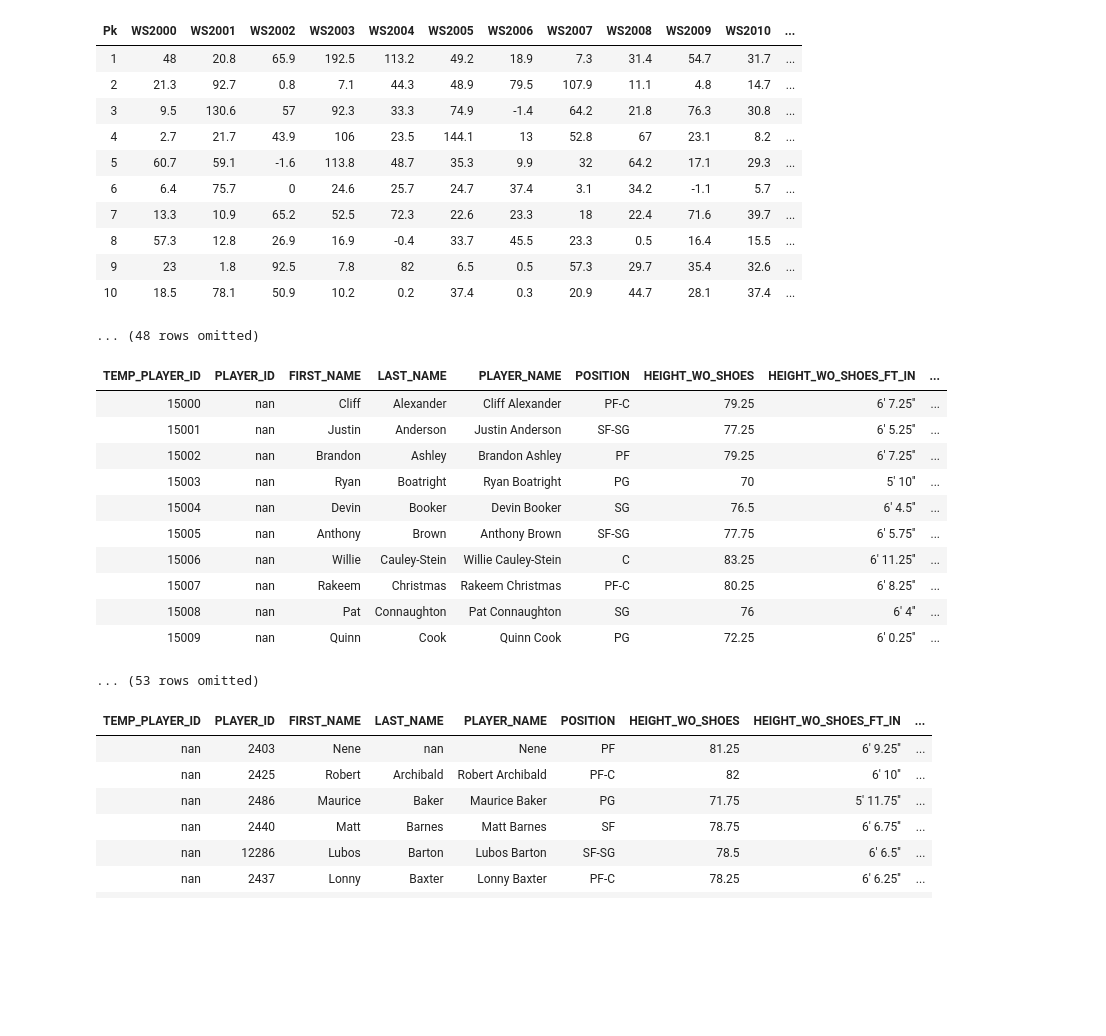
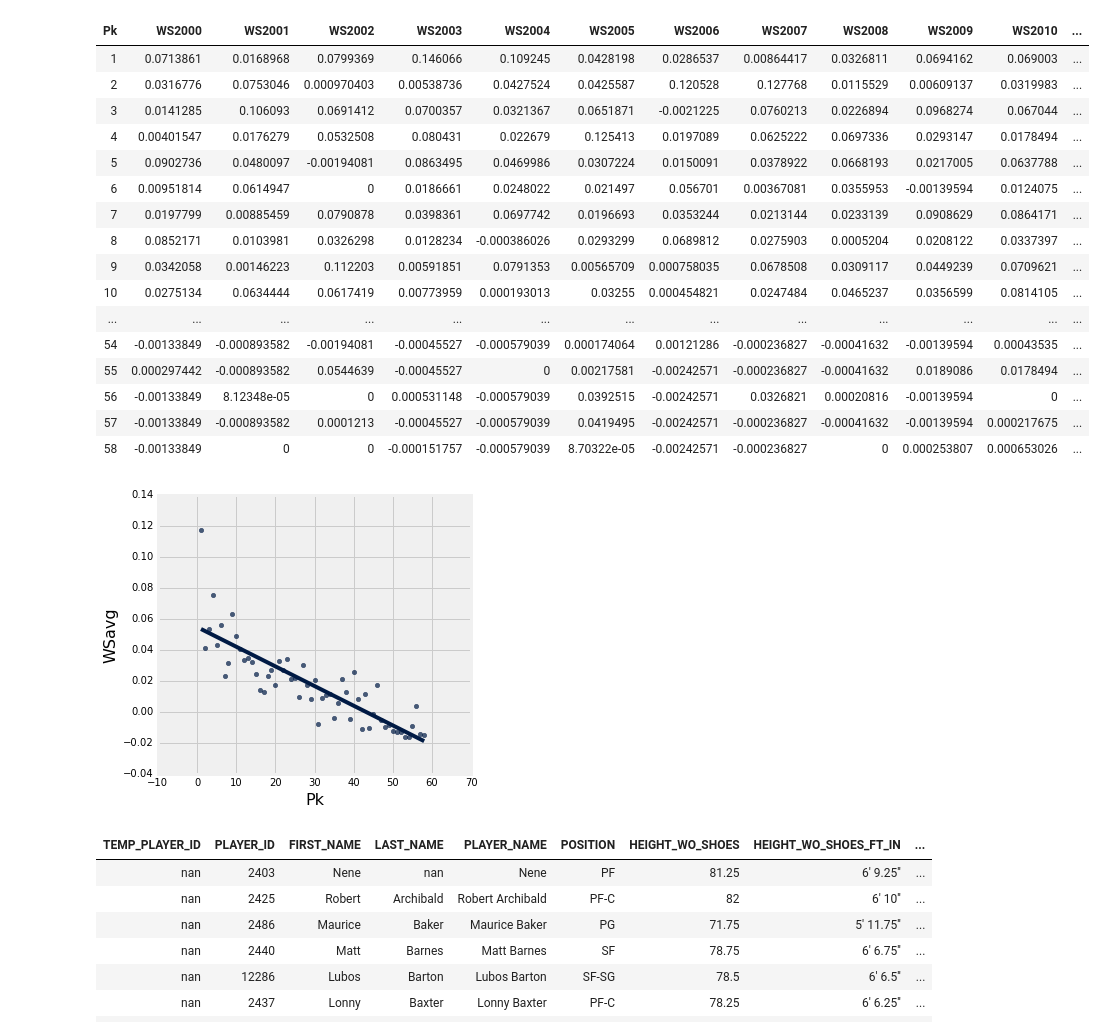
Before and after one commit to canzhiye/nba-draft-adages, a Jupyter notebook: Untitled.ipynb, the cells around one changed output. Drawn from its saved outputs; the diff is of its cells as text; code cells hidden in the pictures; blank space fills up the shorter version.

Commit message:
WS% scatter plot

```diff
--- a/Untitled.ipynb
+++ b/Untitled.ipynb
@@ -2,6 +2,9 @@
 from datascience import Table, NumberFormatter
 import datascience
 import matplotlib.pyplot as plt
+plt.style.use('fivethirtyeight')
+%matplotlib inline
+
 import numpy as np
 # %%
 draft_data = [Table.read_table('data/drafts/draft_NBA_' + str(i) + '_stats.csv') if i > 1999 else None for i in range(0, 2016)]
@@ -11,10 +14,10 @@ anthro_data = [Table.read_table('data/drafts/draft_NBA_' + str(i) + '_stats.csv'
 for draft in draft_data:
     if draft != None:
         ws = draft.column('WS')
-        ws = np.nan_to_num(ws)
+        ws[np.isnan(ws)] = np.nanmin(ws)
         draft['WS'] = ws
 
-        pk =
+        pk = draft.column('Pk').astype(int)
         draft['Pk'] = pk
 
 draft_data[2001].select(['Pk', 'WS']).show()
@@ -39,29 +42,42 @@ draft_data[2001].select(['Pk', 'WS']).show()
 # %%
 win_shares = Table().with_column('Pk', np.arange(1, 59))
 
 for i in range(0, len(draft_data)):
     draft = draft_data[i]
     if draft != None:
         ws = draft.column('WS')
 
         while len(ws) < 58:
             ws = np.append(ws, 0)
 
         if len(ws) > 58:
             ws = ws[:58]
-        win_shares['WS' + str(i)] = ws
 
-win_shares
+        total = np.sum(ws)
+
+        win_shares['WS' + str(i)] = ws / total
+
+win_shares['WSavg'] = np.array([np.mean(win_shares.row(i)[1:]) for i in range(0, win_shares.num_rows)])
+win_shares.show()
+win_shares.select(['Pk', 'WSavg']).scatter('Pk', overlay=True, fit_line=True)
+
+# plt.plot(win_shares.column('WS2000'))
 # %% [output]
 | Pk | WS2000 | WS2001 | WS2002 | WS2003 | WS2004 | WS2005 | WS2006 | WS2007 | WS2008 | WS2009 | WS2010 | ... |
-| 1 | 48 | 20.8 | 65.9 | 192.5 | 113.2 | 49.2 | 18.9 | 7.3 | 31.4 | 54.7 | 31.7 | ... |
-| 2 | 21.3 | 92.7 | 0.8 | 7.1 | 44.3 | 48.9 | 79.5 | 107.9 | 11.1 | 4.8 | 14.7 | ... |
-| 3 | 9.5 | 130.6 | 57 | 92.3 | 33.3 | 74.9 | -1.4 | 64.2 | 21.8 | 76.3 | 30.8 | ... |
-| 4 | 2.7 | 21.7 | 43.9 | 106 | 23.5 | 144.1 | 13 | 52.8 | 67 | 23.1 | 8.2 | ... |
-| 5 | 60.7 | 59.1 | -1.6 | 113.8 | 48.7 | 35.3 | 9.9 | 32 | 64.2 | 17.1 | 29.3 | ... |
-| 6 | 6.4 | 75.7 | 0 | 24.6 | 25.7 | 24.7 | 37.4 | 3.1 | 34.2 | -1.1 | 5.7 | ... |
-| 7 | 13.3 | 10.9 | 65.2 | 52.5 | 72.3 | 22.6 | 23.3 | 18 | 22.4 | 71.6 | 39.7 | ... |
-| 8 | 57.3 | 12.8 | 26.9 | 16.9 | -0.4 | 33.7 | 45.5 | 23.3 | 0.5 | 16.4 | 15.5 | ... |
-| 9 | 23 | 1.8 | 92.5 | 7.8 | 82 | 6.5 | 0.5 | 57.3 | 29.7 | 35.4 | 32.6 | ... |
-| 10 | 18.5 | 78.1 | 50.9 | 10.2 | 0.2 | 37.4 | 0.3 | 20.9 | 44.7 | 28.1 | 37.4 | ... |
+| 1 | 0.0713861 | 0.0168968 | 0.0799369 | 0.146066 | 0.109245 | 0.0428198 | 0.0286537 | 0.00864417 | 0.0326811 | 0.0694162 | 0.069003 | ... |
+| 2 | 0.0316776 | 0.0753046 | 0.000970403 | 0.00538736 | 0.0427524 | 0.0425587 | 0.120528 | 0.127768 | 0.0115529 | 0.00609137 | 0.0319983 | ... |
+| 3 | 0.0141285 | 0.106093 | 0.0691412 | 0.0700357 | 0.0321367 | 0.0651871 | -0.0021225 | 0.0760213 | 0.0226894 | 0.0968274 | 0.067044 | ... |
+| 4 | 0.00401547 | 0.0176279 | 0.0532508 | 0.080431 | 0.022679 | 0.125413 | 0.0197089 | 0.0625222 | 0.0697336 | 0.0293147 | 0.0178494 | ... |
+| 5 | 0.0902736 | 0.0480097 | -0.00194081 | 0.0863495 | 0.0469986 | 0.0307224 | 0.0150091 | 0.0378922 | 0.0668193 | 0.0217005 | 0.0637788 | ... |
+| 6 | 0.00951814 | 0.0614947 | 0 | 0.0186661 | 0.0248022 | 0.021497 | 0.056701 | 0.00367081 | 0.0355953 | -0.00139594 | 0.0124075 | ... |
+| 7 | 0.0197799 | 0.00885459 | 0.0790878 | 0.0398361 | 0.0697742 | 0.0196693 | 0.0353244 | 0.0213144 | 0.0233139 | 0.0908629 | 0.0864171 | ... |
+| 8 | 0.0852171 | 0.0103981 | 0.0326298 | 0.0128234 | -0.000386026 | 0.0293299 | 0.0689812 | 0.0275903 | 0.0005204 | 0.0208122 | 0.0337397 | ... |
+| 9 | 0.0342058 | 0.00146223 | 0.112203 | 0.00591851 | 0.0791353 | 0.00565709 | 0.000758035 | 0.0678508 | 0.0309117 | 0.0449239 | 0.0709621 | ... |
+| 10 | 0.0275134 | 0.0634444 | 0.0617419 | 0.00773959 | 0.000193013 | 0.03255 | 0.000454821 | 0.0247484 | 0.0465237 | 0.0356599 | 0.0814105 | ... |
+| ... | ... | ... | ... | ... | ... | ... | ... | ... | ... | ... | ... | ... |
+| 54 | -0.00133849 | -0.000893582 | -0.00194081 | -0.00045527 | -0.000579039 | 0.000174064 | 0.00121286 | -0.000236827 | -0.00041632 | -0.00139594 | 0.00043535 | ... |
+| 55 | 0.000297442 | -0.000893582 | 0.0544639 | -0.00045527 | 0 | 0.00217581 | -0.00242571 | -0.000236827 | -0.00041632 | 0.0189086 | 0.0178494 | ... |
+| 56 | -0.00133849 | 8.12348e-05 | 0 | 0.000531148 | -0.000579039 | 0.0392515 | -0.00242571 | 0.0326821 | 0.00020816 | -0.00139594 | 0 | ... |
+| 57 | -0.00133849 | -0.000893582 | 0.0001213 | -0.00045527 | -0.000579039 | 0.0419495 | -0.00242571 | -0.000236827 | -0.00041632 | -0.00139594 | 0.000217675 | ... |
+| 58 | -0.00133849 | 0 | 0 | -0.000151757 | -0.000579039 | 8.70322e-05 | -0.00242571 | -0.000236827 | 0 | 0.000253807 | 0.000653026 | ... |
-... (48 rows omitted)
+[figure, added]
@@ -70,18 +84,3 @@ t = Table.read_table('test.csv')
-# %%
-t
-# %% [output]
-| TEMP_PLAYER_ID | PLAYER_ID | FIRST_NAME | LAST_NAME | PLAYER_NAME | POSITION | HEIGHT_WO_SHOES | HEIGHT_WO_SHOES_FT_IN | ... |
-| 15000 | nan | Cliff | Alexander | Cliff Alexander | PF-C | 79.25 | 6' 7.25'' | ... |
-| 15001 | nan | Justin | Anderson | Justin Anderson | SF-SG | 77.25 | 6' 5.25'' | ... |
-| 15002 | nan | Brandon | Ashley | Brandon Ashley | PF | 79.25 | 6' 7.25'' | ... |
-| 15003 | nan | Ryan | Boatright | Ryan Boatright | PG | 70 | 5' 10'' | ... |
-| 15004 | nan | Devin | Booker | Devin Booker | SG | 76.5 | 6' 4.5'' | ... |
-| 15005 | nan | Anthony | Brown | Anthony Brown | SF-SG | 77.75 | 6' 5.75'' | ... |
-| 15006 | nan | Willie | Cauley-Stein | Willie Cauley-Stein | C | 83.25 | 6' 11.25'' | ... |
-| 15007 | nan | Rakeem | Christmas | Rakeem Christmas | PF-C | 80.25 | 6' 8.25'' | ... |
-| 15008 | nan | Pat | Connaughton | Pat Connaughton | SG | 76 | 6' 4'' | ... |
-| 15009 | nan | Quinn | Cook | Quinn Cook | PG | 72.25 | 6' 0.25'' | ... |
-... (53 rows omitted)
 # %%
 a = Table.read_table('data/combines/anthro_2002.csv')
 # %%
```
Also changed, not shown: parts of 2 cells of this notebook.
